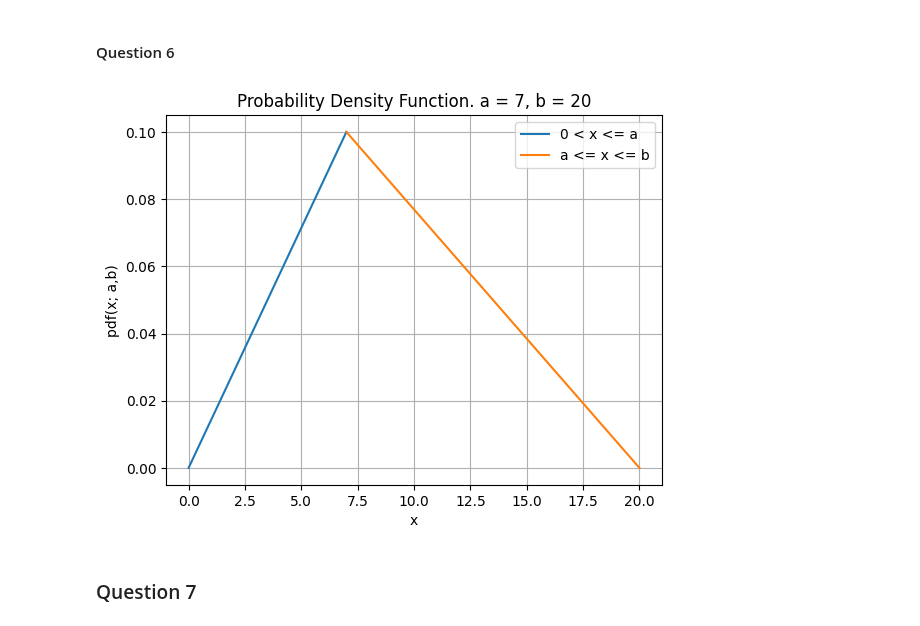
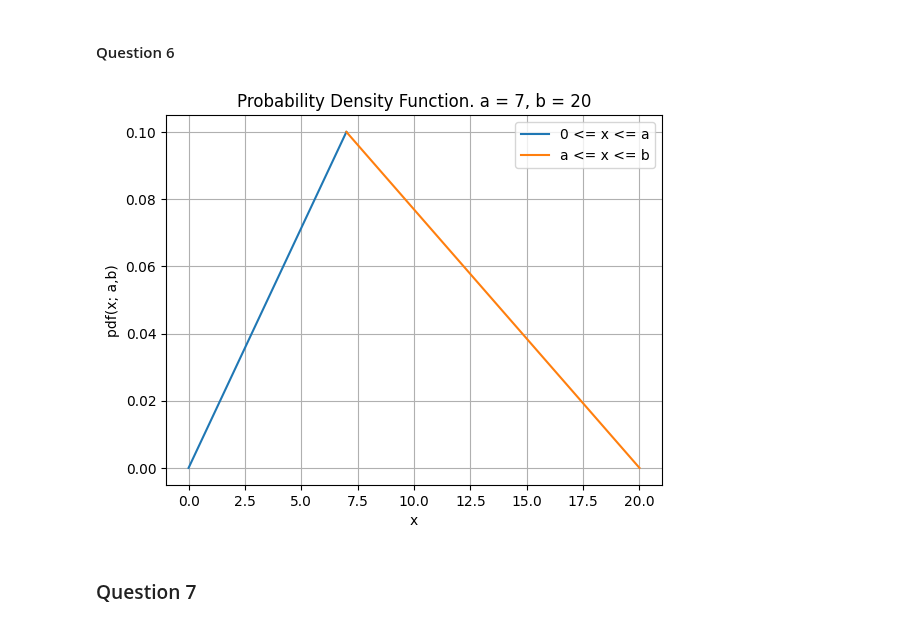
Before and after one commit to AleCardinale/Fundamentals-Inference-Learning, a Jupyter notebook: HW1/crack_the_code.ipynb, the cells around one changed output. Saved outputs shown, nothing was run; the diff lists cells and outputs as text; code cells hidden in the pictures.

```diff
--- a/HW1/crack_the_code.ipynb
+++ b/HW1/crack_the_code.ipynb
@@ -60,46 +60,47 @@ from scipy.optimize import minimize
 # %% [markdown]
 #### Question 6
 # %%
-def pdf(x, a, b=20):
+def pdf(x, a, b):
     H = 2/b
     #idx_P1 = np.where(np.logical_and(x >= 0, x <= a))
     #idx_P2 = np.where(np.logical_and(x >= a, x <= b))
     #piece1 = H * x[idx_P1]/a
     #piece2 = H * (b-x[idx_P2])/(b-a)
-    if x <= a:
+    if x >= 0 and x <= a:
         p_x = H * x/a
     elif x >= a and x <= b:
         p_x = H * (b-x)/(b-a)
     else:
         p_x = 0
     #return piece1, piece2
     return p_x
 
 a = 7
 b = 20
 x_P1 = np.linspace(0, a)
 x_P2 = np.linspace(a,b)[1:]
 x = np.zeros(len(x_P1) + len(x_P2))
 x[0:len(x_P1)] = x_P1
 x[len(x_P1):]  = x_P2
 
 #piece1, piece2 = pdf(x, a, b=20)
-y = np.array([pdf(i, a, b=20) for i in x])
+y = np.array([pdf(i, a, b) for i in x])
 idx_P1 = np.where(np.logical_and(x >= 0, x <= a))
 idx_P2 = np.where(np.logical_and(x >= a, x <= b))
 
 
-plt.plot(x[idx_P1], y[idx_P1], label=f'0 < x <= a')
+plt.plot(x[idx_P1], y[idx_P1], label=f'0 <= x <= a')
 plt.plot(x[idx_P2], y[idx_P2], label=f'a <= x <= b')
+#plt.axvline(49.67,color = 'blue',linewidth=2)
 #plt.fill_between(x, y, color='skyblue', alpha=0.5)
 plt.title('Probability Density Function. a = 7, b = 20')
 plt.xlabel('x')
 plt.ylabel('pdf(x; a,b)')
 plt.grid(True)
 plt.legend()
 plt.show()
 # %% [output]
-[figure, old version]
+[figure, new version]
 # %% [markdown]
 ### Question 7
 # %%
```
Also changed, not shown: parts of 28 cells of this notebook, 1 other file.
